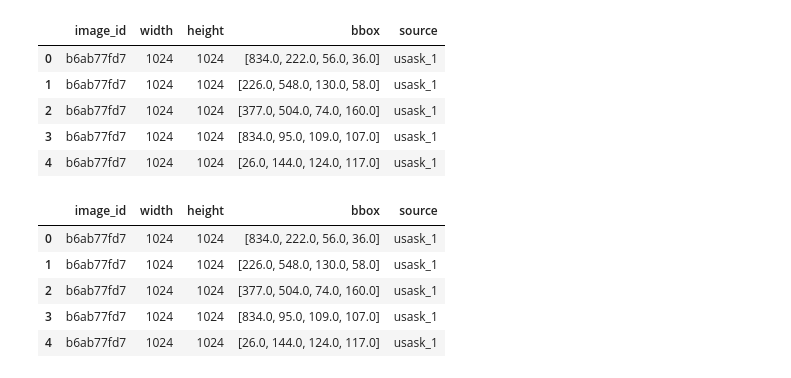
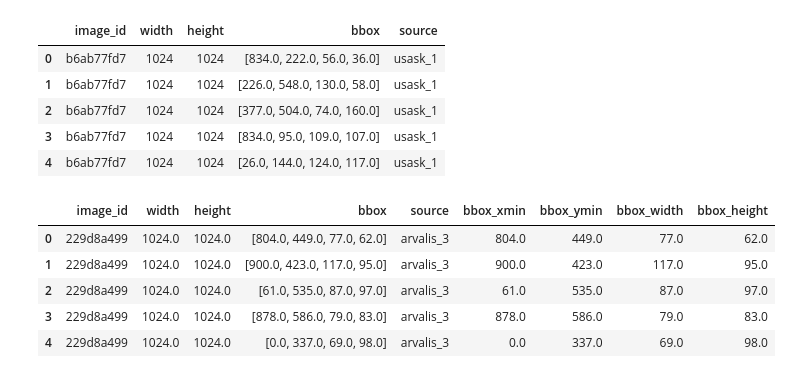
Before and after one commit to DhruvMakwana/Global-Wheat-Detection, a Jupyter notebook: Global_Wheat_Detection.ipynb, the cells around one changed output. Drawn from its saved outputs; the diff is of its cells as text; code cells hidden in the pictures.

```diff
--- a/Global_Wheat_Detection.ipynb
+++ b/Global_Wheat_Detection.ipynb
@@ -74,13 +78,29 @@ df.head()
 | 2 | b6ab77fd7 | 1024 | 1024 | [377.0, 504.0, 74.0, 160.0] | usask_1 |
 | 3 | b6ab77fd7 | 1024 | 1024 | [834.0, 95.0, 109.0, 107.0] | usask_1 |
 | 4 | b6ab77fd7 | 1024 | 1024 | [26.0, 144.0, 124.0, 117.0] | usask_1 |
-# %%
-all_train_images = pd.DataFrame([fns.split('/')[-1][:-4] for fns in train_dir])
-df.head()
-# %% [output]
-|  | image_id | width | height | bbox | source |
-| 0 | b6ab77fd7 | 1024 | 1024 | [834.0, 222.0, 56.0, 36.0] | usask_1 |
-| 1 | b6ab77fd7 | 1024 | 1024 | [226.0, 548.0, 130.0, 58.0] | usask_1 |
-| 2 | b6ab77fd7 | 1024 | 1024 | [377.0, 504.0, 74.0, 160.0] | usask_1 |
-| 3 | b6ab77fd7 | 1024 | 1024 | [834.0, 95.0, 109.0, 107.0] | usask_1 |
-| 4 | b6ab77fd7 | 1024 | 1024 | [26.0, 144.0, 124.0, 117.0] | usask_1 |
+# %%
+# create dataframe with all training images
+training_images_dataframe = pd.DataFrame([fns.split('/')[-1][:-4] for fns in glob(train_dir + '*')])
+training_images_dataframe.columns=['image_id']
+
+# merge it with bboxes dataframe
+training_images_dataframe = training_images_dataframe.merge(df, on='image_id', how='left')
+
+# replace null values with list of 0
+training_images_dataframe['bbox'] = training_images_dataframe.bbox.fillna('[0,0,0,0]')
+
+# split bboxes column
+bbox_items = training_images_dataframe.bbox.str.split(',', expand=True)
+training_images_dataframe['bbox_xmin'] = bbox_items[0].str.strip('[ ').astype(float)
+training_images_dataframe['bbox_ymin'] = bbox_items[1].str.strip(' ').astype(float)
+training_images_dataframe['bbox_width'] = bbox_items[2].str.strip(' ').astype(float)
+training_images_dataframe['bbox_height'] = bbox_items[3].str.strip(' ]').astype(float)
+# %%
+training_images_dataframe.head()
+# %% [output]
+|  | image_id | width | height | bbox | source | bbox_xmin | bbox_ymin | bbox_width | bbox_height |
+| 0 | 229d8a499 | 1024.0 | 1024.0 | [804.0, 449.0, 77.0, 62.0] | arvalis_3 | 804.0 | 449.0 | 77.0 | 62.0 |
+| 1 | 229d8a499 | 1024.0 | 1024.0 | [900.0, 423.0, 117.0, 95.0] | arvalis_3 | 900.0 | 423.0 | 117.0 | 95.0 |
+| 2 | 229d8a499 | 1024.0 | 1024.0 | [61.0, 535.0, 87.0, 97.0] | arvalis_3 | 61.0 | 535.0 | 87.0 | 97.0 |
+| 3 | 229d8a499 | 1024.0 | 1024.0 | [878.0, 586.0, 79.0, 83.0] | arvalis_3 | 878.0 | 586.0 | 79.0 | 83.0 |
+| 4 | 229d8a499 | 1024.0 | 1024.0 | [0.0, 337.0, 69.0, 98.0] | arvalis_3 | 0.0 | 337.0 | 69.0 | 98.0 |
```
Also changed, not shown: parts of 5 cells of this notebook.
